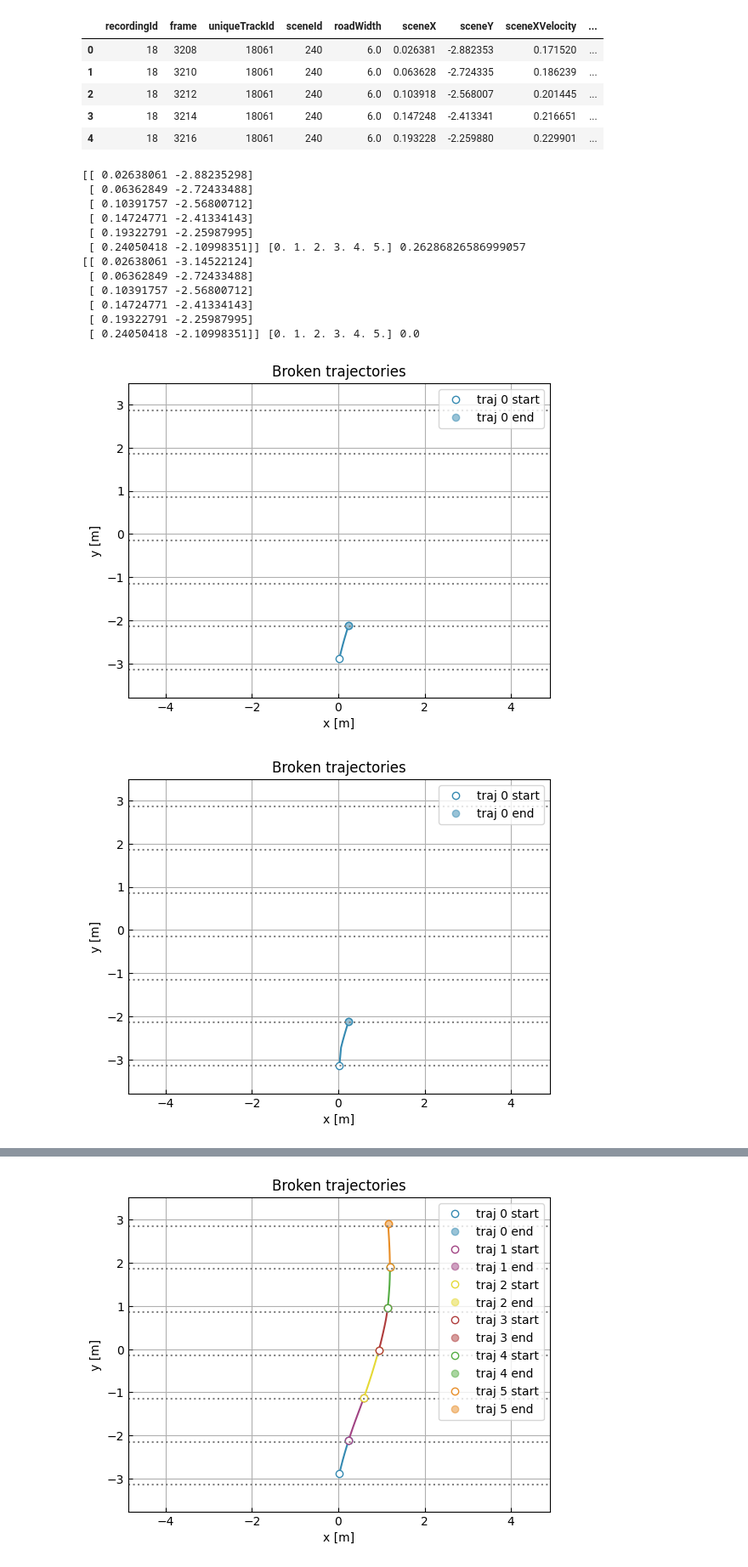
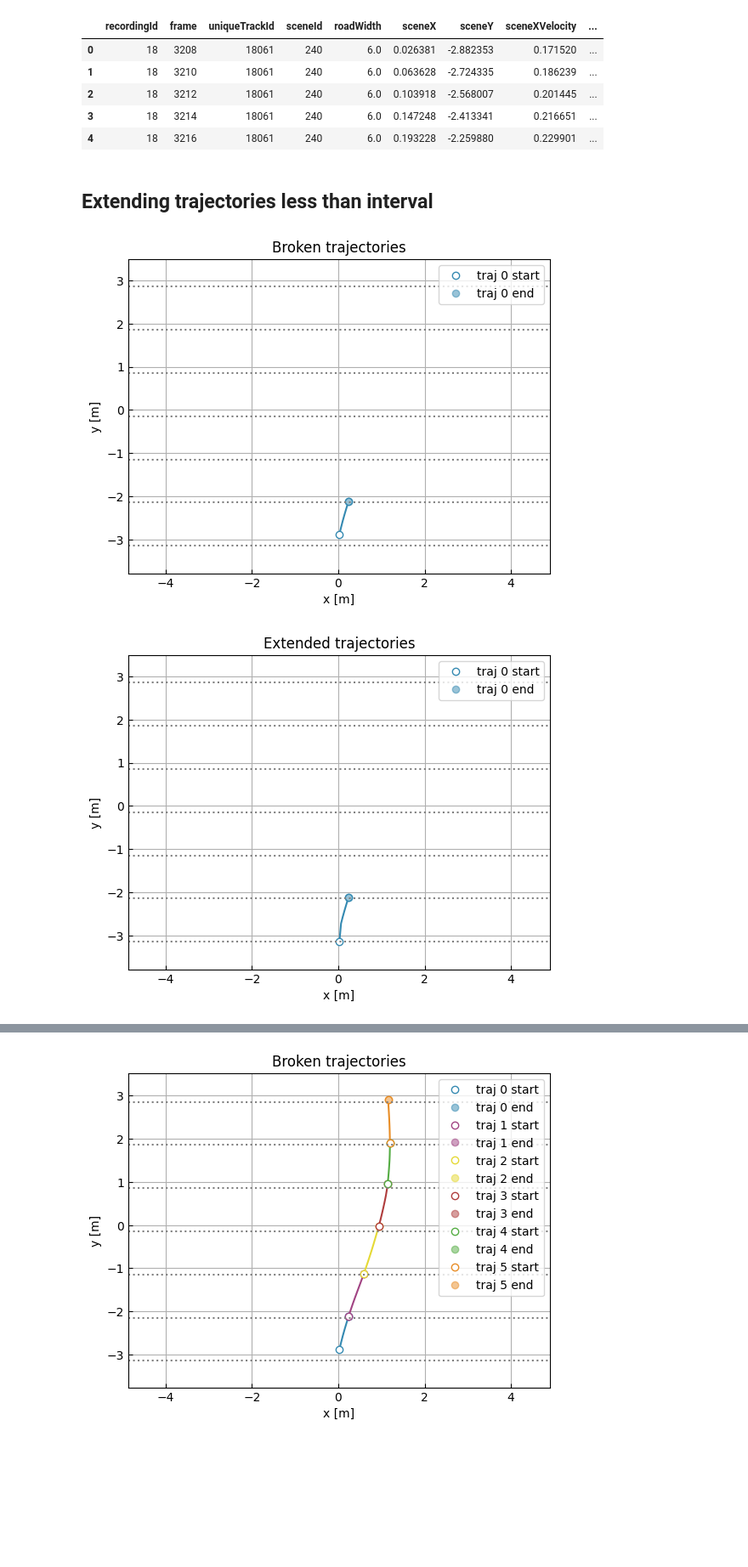
Before and after one commit to adhocmaster/diverging-trajectories, a Jupyter notebook: src/notebooks/break-by-y-axis.ipynb, the cells around one changed output, grey strips where cells are left out. Shown at 85% size. Cells and saved outputs as stored; diff of their text form; code cells hidden in the pictures; blank space fills up the shorter version.

```diff
--- a/src/notebooks/break-by-y-axis.ipynb
+++ b/src/notebooks/break-by-y-axis.ipynb
@@ -135,40 +137,30 @@ singleTrack.head()
 | 2 | 18 | 3212 | 18061 | 240 | 6.0 | 0.103918 | -2.568007 | 0.201445 | ... |
 | 3 | 18 | 3214 | 18061 | 240 | 6.0 | 0.147248 | -2.413341 | 0.216651 | ... |
 | 4 | 18 | 3216 | 18061 | 240 | 6.0 | 0.193228 | -2.259880 | 0.229901 | ... |
+# %% [markdown]
+## Extending trajectories less than interval
 # %%
 pattern = patterns[0]
 newPattern = extractor.adjustToStartInterval(pattern, pattern.t_0)
-print(pattern.r, pattern.t, pattern.yOffset)
-print(newPattern.r, newPattern.t, newPattern.yOffset)
+# print(pattern.r, pattern.t, pattern.yOffset)
+# print(newPattern.r, newPattern.t, newPattern.yOffset)
 patternVisualizer.plotPatterns(
     [pattern],
     hLines=extractor.segmentOffsets,
     xmin=pedDf["sceneX"].min(),
     xmax=pedDf["sceneX"].max(),
     title="Broken trajectories"
 )
 patternVisualizer.plotPatterns(
     [newPattern],
     hLines=extractor.segmentOffsets,
     xmin=pedDf["sceneX"].min(),
     xmax=pedDf["sceneX"].max(),
-    title="Broken trajectories"
+    title="Extended trajectories"
 )
 # %% [output]
-[[ 0.02638061 -2.88235298]
- [ 0.06362849 -2.72433488]
- [ 0.10391757 -2.56800712]
- [ 0.14724771 -2.41334143]
- [ 0.19322791 -2.25987995]
- [ 0.24050418 -2.10998351]] [0. 1. 2. 3. 4. 5.] 0.26286826586999057
-[[ 0.02638061 -3.14522124]
- [ 0.06362849 -2.72433488]
- [ 0.10391757 -2.56800712]
- [ 0.14724771 -2.41334143]
- [ 0.19322791 -2.25987995]
- [ 0.24050418 -2.10998351]] [0. 1. 2. 3. 4. 5.] 0.0
 [figure]
-[figure, old version]
+[figure, new version]
 # %%
 pattern = patterns[-1]
 newPattern = extractor.adjustToEndInterval(pattern, pattern.t_0)
```
Also changed, not shown: parts of 9 cells of this notebook, 2 other files.
